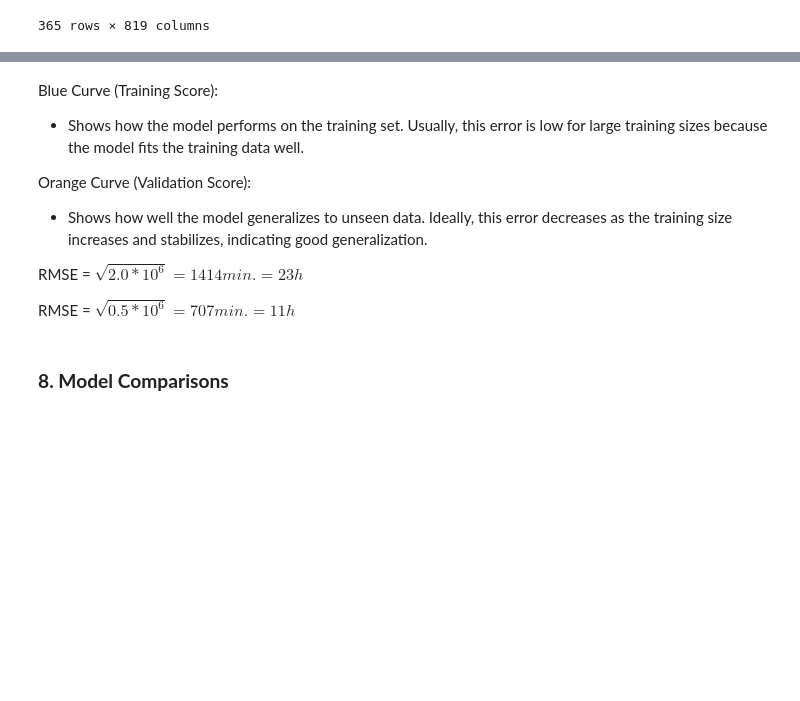
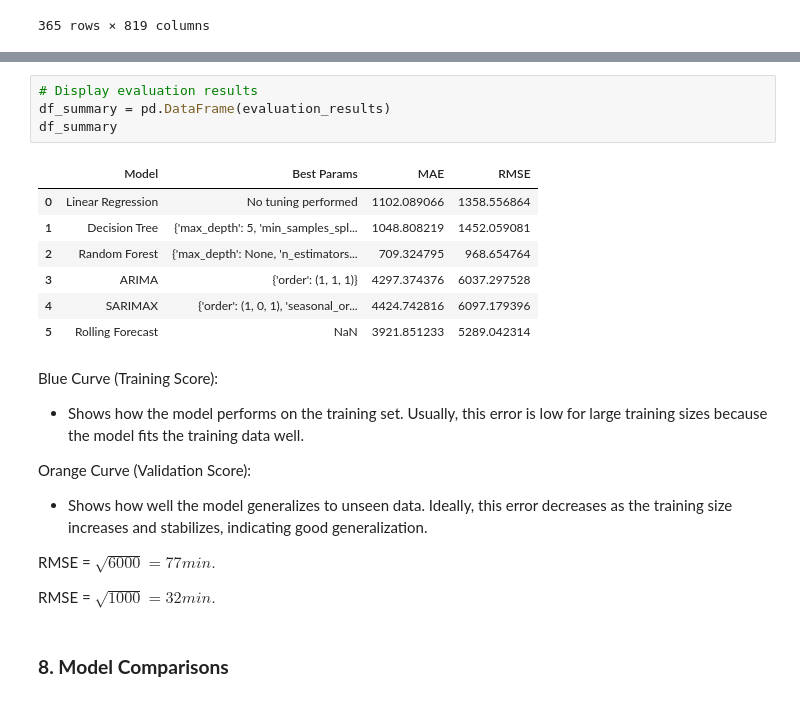
Before and after one commit to DT-Service-Consulting/avstats, a Jupyter notebook: avstats/AvStats_ML.ipynb, the cells around one changed output, grey strips where cells are left out. Drawn from its saved outputs; the diff is of its cells as text; blank space fills up the shorter version.

```diff
--- a/avstats/AvStats_ML.ipynb
+++ b/avstats/AvStats_ML.ipynb
@@ -1116,3 +1159,15 @@ Fitting 5 folds for each of 27 candidates, totalling 135 fits
+# %%
+# Display evaluation results
+df_summary = pd.DataFrame(evaluation_results)
+df_summary
+# %% [output]
+|  | Model | Best Params | MAE | RMSE |
+| 0 | Linear Regression | No tuning performed | 1102.089066 | 1358.556864 |
+| 1 | Decision Tree | {'max_depth': 5, 'min_samples_spl... | 1048.808219 | 1452.059081 |
+| 2 | Random Forest | {'max_depth': None, 'n_estimators... | 709.324795 | 968.654764 |
+| 3 | ARIMA | {'order': (1, 1, 1)} | 4297.374376 | 6037.297528 |
+| 4 | SARIMAX | {'order': (1, 0, 1), 'seasonal_or... | 4424.742816 | 6097.179396 |
+| 5 | Rolling Forecast | NaN | 3921.851233 | 5289.042314 |
 # %% [markdown]
 Blue Curve (Training Score):
 * Shows how the model performs on the training set. Usually, this error is low for large training sizes because the model fits the training data well.
@@ -1121,9 +1176,9 @@ Orange Curve (Validation Score):
 * Shows how well the model generalizes to unseen data. Ideally, this error decreases as the training size increases and stabilizes, indicating good generalization.
 
 
-RMSE = **$\sqrt{2.0 * 10^6} = 1414 min. = 23h$**
+RMSE = **$\sqrt{6000} = 77 min.$**
 
-RMSE = **$\sqrt{0.5 * 10^6} = 707 min. = 11h$**
+RMSE = **$\sqrt{1000} = 32 min.$**
 # %% [markdown]
 ### **8. Model Comparisons**
 # %%
```
Also changed, not shown: parts of 5 cells of this notebook.
